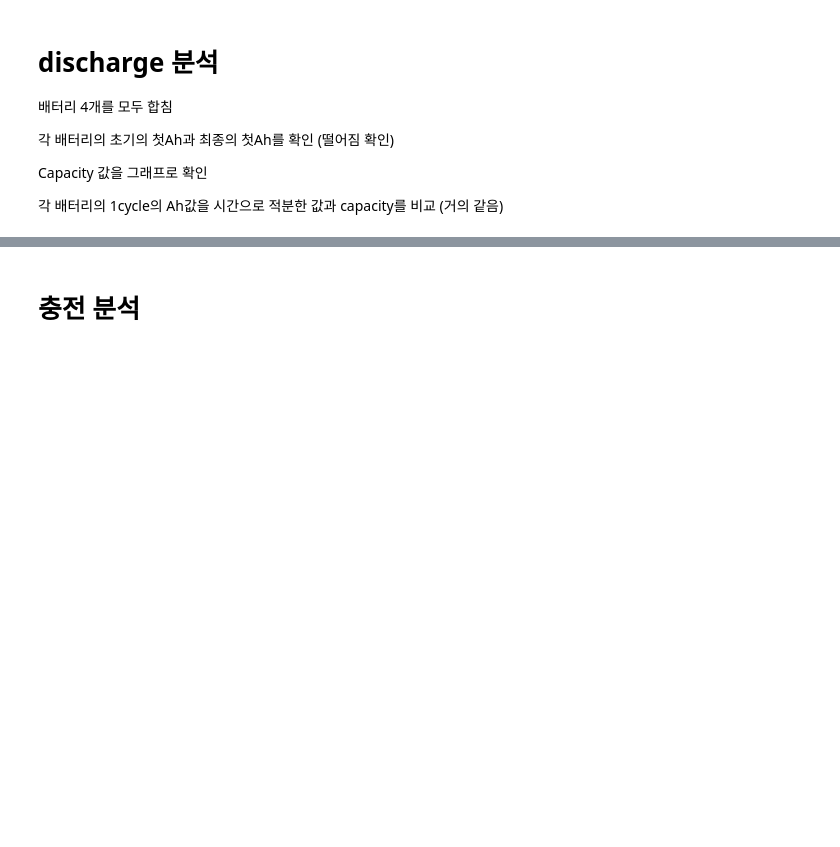
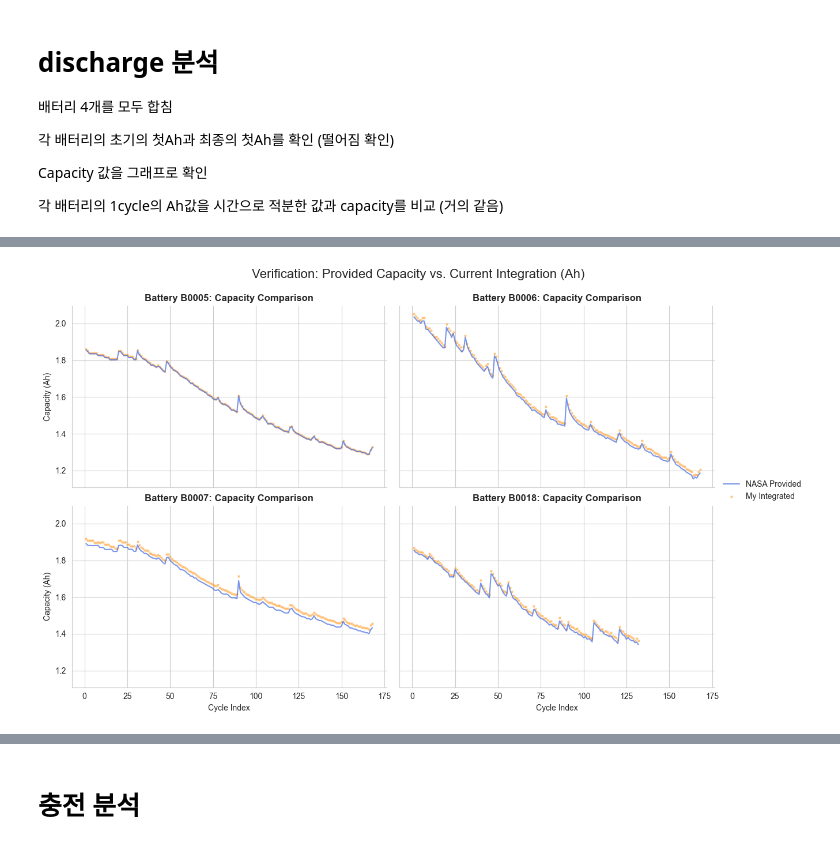
Before and after one commit to dlalswns0211/sparta_project_3_team11, a Jupyter notebook: works/rsh/rsh_03_기본EDA .ipynb, the cells around one changed output, grey strips where cells are left out. Saved outputs shown, nothing was run; the diff lists cells and outputs as text; code cells hidden in the pictures; blank space fills up the shorter version.

```diff
--- a/works/rsh/rsh_03_기본EDA .ipynb
+++ b/works/rsh/rsh_03_기본EDA .ipynb
@@ -568,7 +673,7 @@ def calculate_metrics(group):
 # (이미 배터리 ID가 컬럼으로 들어있다고 가정합니다)
 final_comparison_df = (
     df_battery_discharge
-    .groupby(['battery_id', 'cycle_index'])
+    .groupby(['battery_id', 'cycle'])
     .apply(calculate_metrics)
     .reset_index()
 )
@@ -583,23 +702,25 @@ display(final_comparison_df)
 # %%
 # 사이클별 전류적분값과 capacity값 시각화
 
 # Seaborn의 FacetGrid를 사용하면 배터리별 격자(2x2)를 자동으로 생성
 g = sns.FacetGrid(final_comparison_df, col="battery_id", col_wrap=2, height=4, aspect=1.5)
 
 # 1. NASA 제공 capacity 값 (실선)
-g.map(sns.lineplot, "cycle_index", "Provided_Capacity", color='royalblue', label='NASA Provided', alpha=0.7)
+g.map(sns.lineplot, "cycle", "Provided_Capacity", color='royalblue', label='NASA Provided', alpha=0.7)
 
 # 2. 직접 적분한 값 (산점도)
-g.map(sns.scatterplot, "cycle_index", "Integrated_Ah", color='darkorange', label='My Integrated', s=10, alpha=0.5)
+g.map(sns.scatterplot, "cycle", "Integrated_Ah", color='darkorange', label='My Integrated', s=10, alpha=0.5)
 
 # 3. 디자인 디테일 설정
 g.set_axis_labels("Cycle Index", "Capacity (Ah)")
 g.add_legend()
 g.set_titles("Battery {col_name}: Capacity Comparison", size=12, weight='bold')
 
 plt.subplots_adjust(top=0.9)
 g.fig.suptitle('Verification: Provided Capacity vs. Current Integration (Ah)', fontsize=16)
 plt.show()
+# %% [output]
+[figure, added]
 # %%
 # 더 볼것없을까...?...방전에 있는 컬럼이 이건데..
 # 'Voltage_measured', 'Current_measured', 'Temperature_measured', 'Current_load', 'Voltage_load', 'Time', 'type', 'start_time',
```
Also changed, not shown: parts of 32 cells of this notebook, 2 other files.
